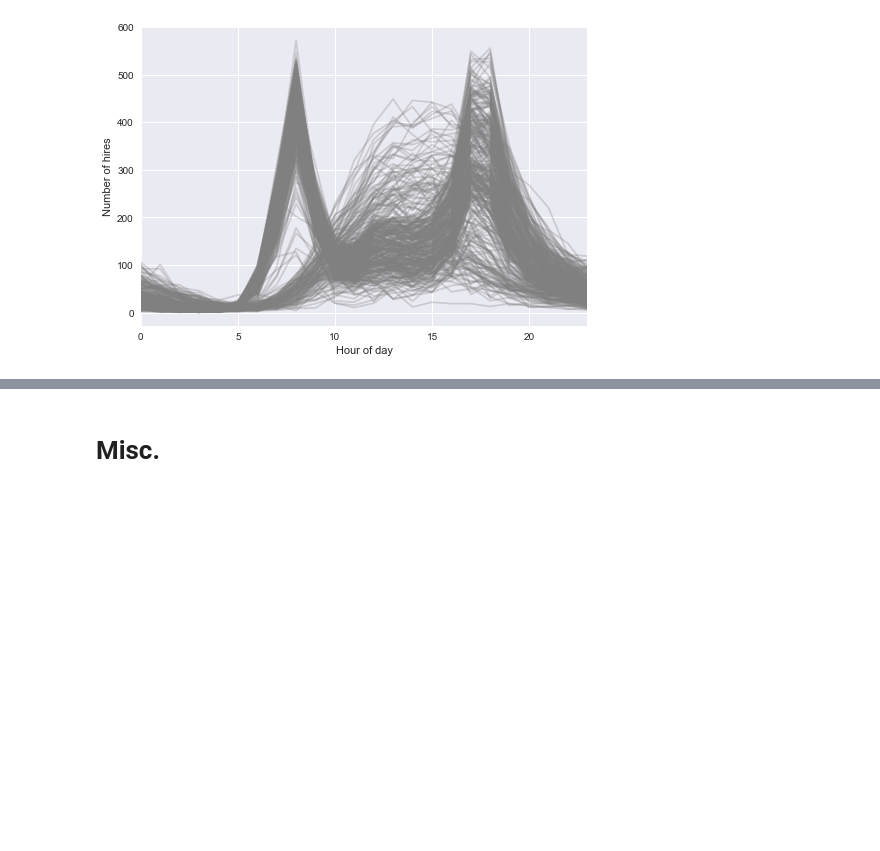
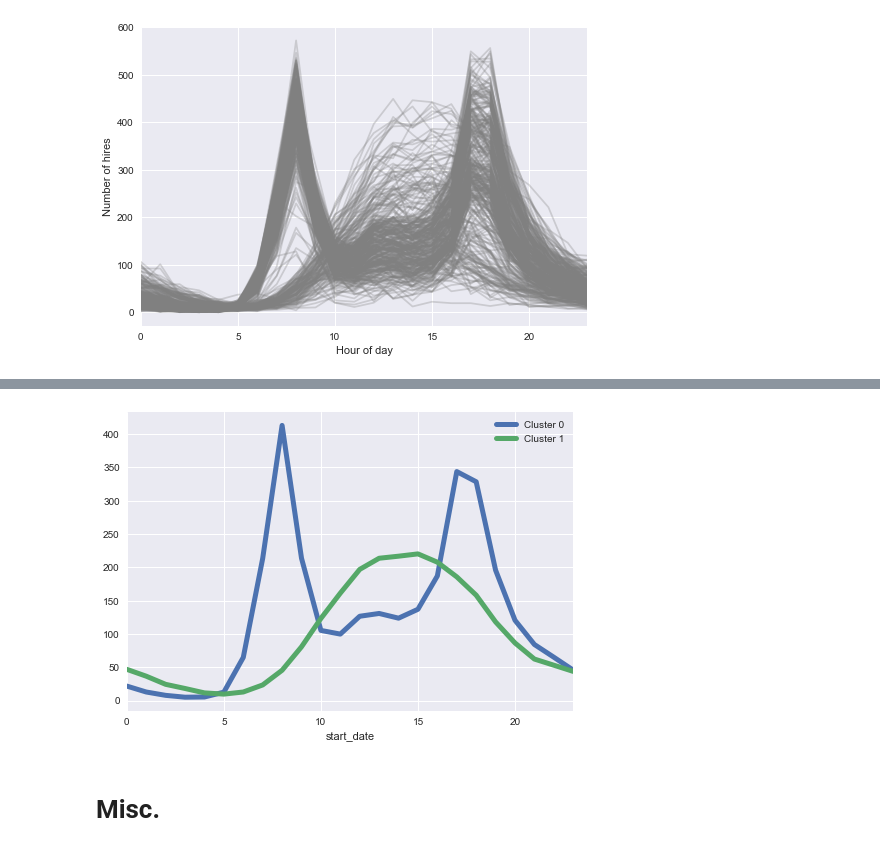
Before and after one commit to fabiangunzinger/london_cycling, a Jupyter notebook: london_cycling.ipynb, the cells around one changed output, grey strips where cells are left out. Cells and saved outputs as stored; diff of their text form; code cells hidden in the pictures; blank space fills up the shorter version.

```diff
--- a/london_cycling.ipynb
+++ b/london_cycling.ipynb
@@ -143,3 +170,17 @@ plt.ylabel('Number of hires');
+# %%
+# Add cluster info to pivoted data and graph hourly hires
+
+pivoted = pivoted.T
+pivoted["cluster"] = cluster_label
+pivoted.head()
+
+hourly = pivoted.groupby('cluster').mean()
+
+for i in range(2):
+    hourly.loc[i].plot(linewidth=5, label=f'Cluster {i}')
+plt.legend();
+# %% [output]
+[figure, added]
 # %% [markdown]
 # Misc.
 # %%
```
Also changed, not shown: parts of 6 cells of this notebook.
